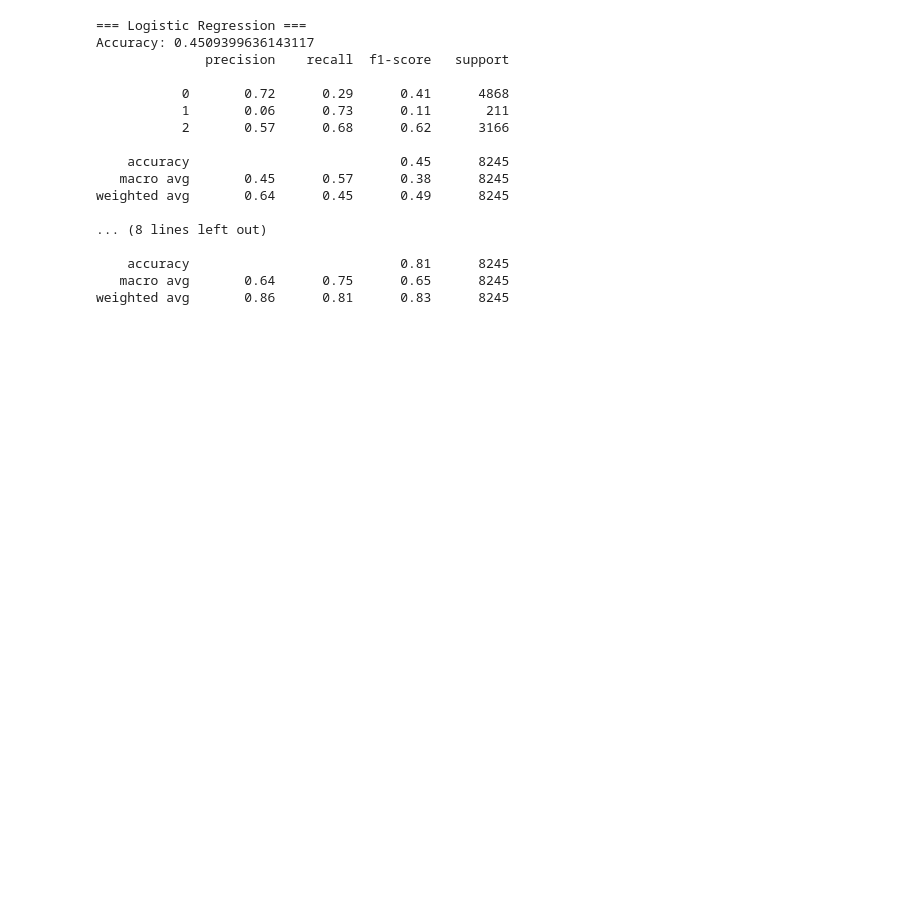
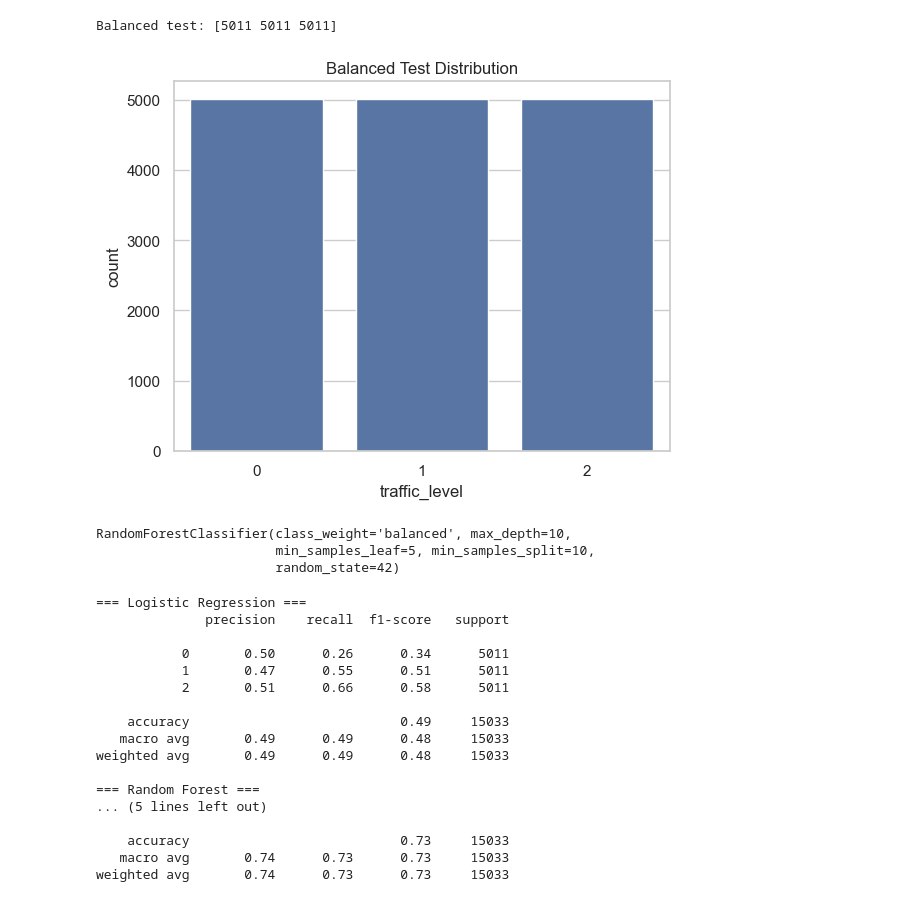
Before and after one commit to Rufus1507/ADY201m_QE200101_QE200080_GIAO_THONG_THONG_MINH, a Jupyter notebook: notebooks/2_Modeling.ipynb, the cells around one changed output. Drawn from its saved outputs; the diff is of its cells as text; code cells hidden in the pictures; blank space fills up the shorter version.

```diff
--- a/notebooks/2_Modeling.ipynb
+++ b/notebooks/2_Modeling.ipynb
@@ -95,32 +105,70 @@ RandomForestClassifier(class_weight='balanced', random_state=42)
+# %%
+test_data = pd.concat([X_test, y_test], axis=1)
+
+df_0 = test_data[test_data['traffic_level'] == 0]
+df_1 = test_data[test_data['traffic_level'] == 1]
+df_2 = test_data[test_data['traffic_level'] == 2]
+
+max_size = max(len(df_0), len(df_1), len(df_2))
+
+df_0_up = resample(df_0, replace=True, n_samples=max_size, random_state=42)
+df_1_up = resample(df_1, replace=True, n_samples=max_size, random_state=42)
+df_2_up = resample(df_2, replace=True, n_samples=max_size, random_state=42)
+
+test_balanced = pd.concat([df_0_up, df_1_up, df_2_up]).sample(frac=1, random_state=42)
+
+X_test_bal = test_balanced.drop('traffic_level', axis=1)
+y_test_bal = test_balanced['traffic_level']
+
+print("Balanced test:", np.bincount(y_test_bal))
+
+sns.countplot(x=y_test_bal)
+plt.title("Balanced Test Distribution")
+plt.show()
+# %% [output]
+Balanced test: [5011 5011 5011]
+[figure, added]
+# %%
+log_model = LogisticRegression(max_iter=1000, C=0.1, class_weight='balanced')
+rf_model = RandomForestClassifier(
+    n_estimators=100,
+    max_depth=10,
+    min_samples_split=10,
+    min_samples_leaf=5,
+    random_state=42,
+    class_weight='balanced'
+)
+
+log_model.fit(X_train, y_train)
+rf_model.fit(X_train, y_train)
+# %% [output]
+RandomForestClassifier(class_weight='balanced', max_depth=10,
+                       min_samples_leaf=5, min_samples_split=10,
+                       random_state=42)
 # %%
-from sklearn.metrics import accuracy_score, classification_report
-
-# Predict
-y_pred_log = log_model.predict(X_test)
-y_pred_rf = rf_model.predict(X_test)
+y_pred_log = log_model.predict(X_test_bal)
+y_pred_rf = rf_model.predict(X_test_bal)
 
 print("=== Logistic Regression ===")
-print("Accuracy:", accuracy_score(y_test, y_pred_log))
-print(classification_report(y_test, y_pred_log))
+print(classification_report(y_test_bal, y_pred_log))
 
-print("\n=== Random Forest ===")
-print("Accuracy:", accuracy_score(y_test, y_pred_rf))
-print(classification_report(y_test, y_pred_rf))
+print("=== Random Forest ===")
+print(classification_report(y_test_bal, y_pred_rf))
 # %% [output]
 === Logistic Regression ===
-Accuracy: 0.4509399636143117
               precision    recall  f1-score   support
 
-           0       0.72      0.29      0.41      4868
-           1       0.06      0.73      0.11       211
-           2       0.57      0.68      0.62      3166
+           0       0.50      0.26      0.34      5011
+           1       0.47      0.55      0.51      5011
+           2       0.51      0.66      0.58      5011
 
-    accuracy                           0.45      8245
-   macro avg       0.45      0.57      0.38      8245
-weighted avg       0.64      0.45      0.49      8245
+    accuracy                           0.49     15033
+   macro avg       0.49      0.49      0.48     15033
+weighted avg       0.49      0.49      0.48     15033
 
-... (8 lines left out)
+=== Random Forest ===
+... (5 lines left out)
 
-    accuracy                           0.81      8245
-   macro avg       0.64      0.75      0.65      8245
-weighted avg       0.86      0.81      0.83      8245
+    accuracy                           0.73     15033
+   macro avg       0.74      0.73      0.73     15033
+weighted avg       0.74      0.73      0.73     15033
```
Also changed, not shown: parts of 15 cells of this notebook, 5 other files.
